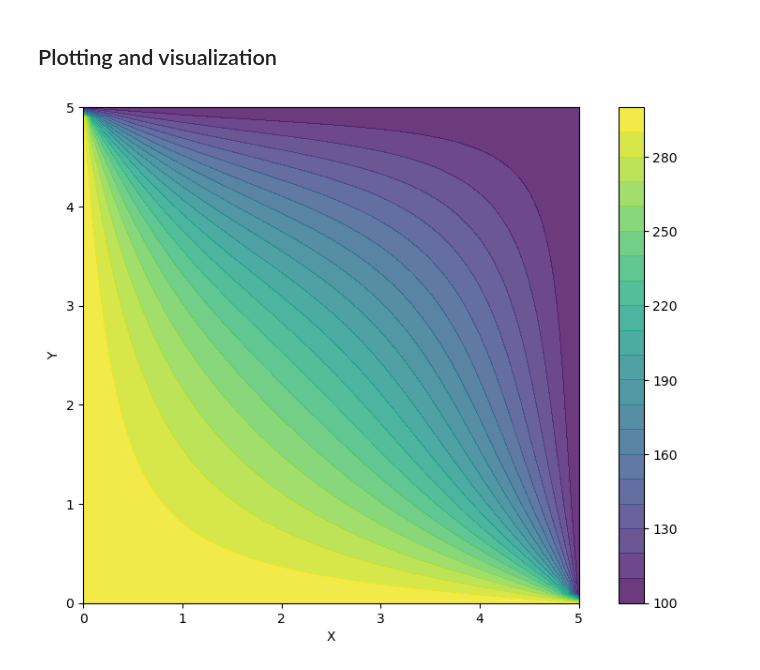
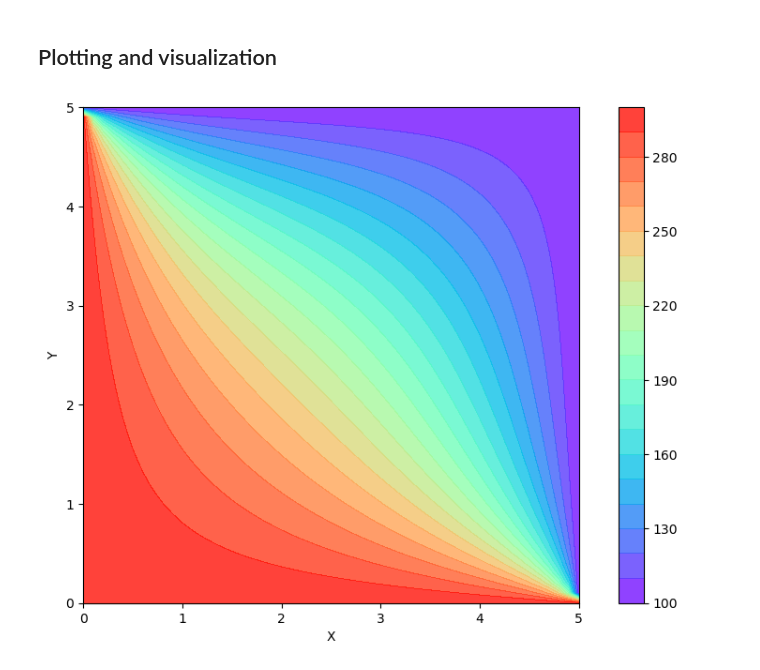
Before and after one commit to subhamkd/heat_equation, a Jupyter notebook: heated_square.ipynb, the cells around one changed output. Cells and saved outputs as stored; diff of their text form; code cells hidden in the pictures.

```diff
--- a/heated_square.ipynb
+++ b/heated_square.ipynb
@@ -20,7 +20,7 @@ X, Y = np.meshgrid(x, y)
 alpha = 1
 #nu = 0.5
 dt = 0.001 #time step size
-ds = 100   #number of steps after which the state of domain should be saved
+ds = int(100)   #number of steps after which the state of domain should be saved
 
 nt=int(tf/dt) # number of time steps
 # %% [markdown]
@@ -43,14 +44,14 @@ T=heat_equation(T,dx,dy,alpha,dt,ds,nt,TBCs)
 # %%
 fig = plt.figure(figsize=(11,7),dpi=100)
 # plotting the temperature field
-plt.contourf(X, Y, T, 20, alpha=0.8, cmap=cm.viridis)
+plt.contourf(X, Y, T, 20, alpha=0.8, cmap=cm.rainbow)
 plt.colorbar()
 #plt.contour(X, Y, T,10, colors='black')
 
 plt.xlabel('X')
 plt.ylabel('Y')
 ax = plt.gca()
 ax.set_aspect(1)
 plt.show()
 # %% [output]
-[figure, old version]
+[figure, new version]
```
Also changed, not shown: parts of 3 cells of this notebook.
